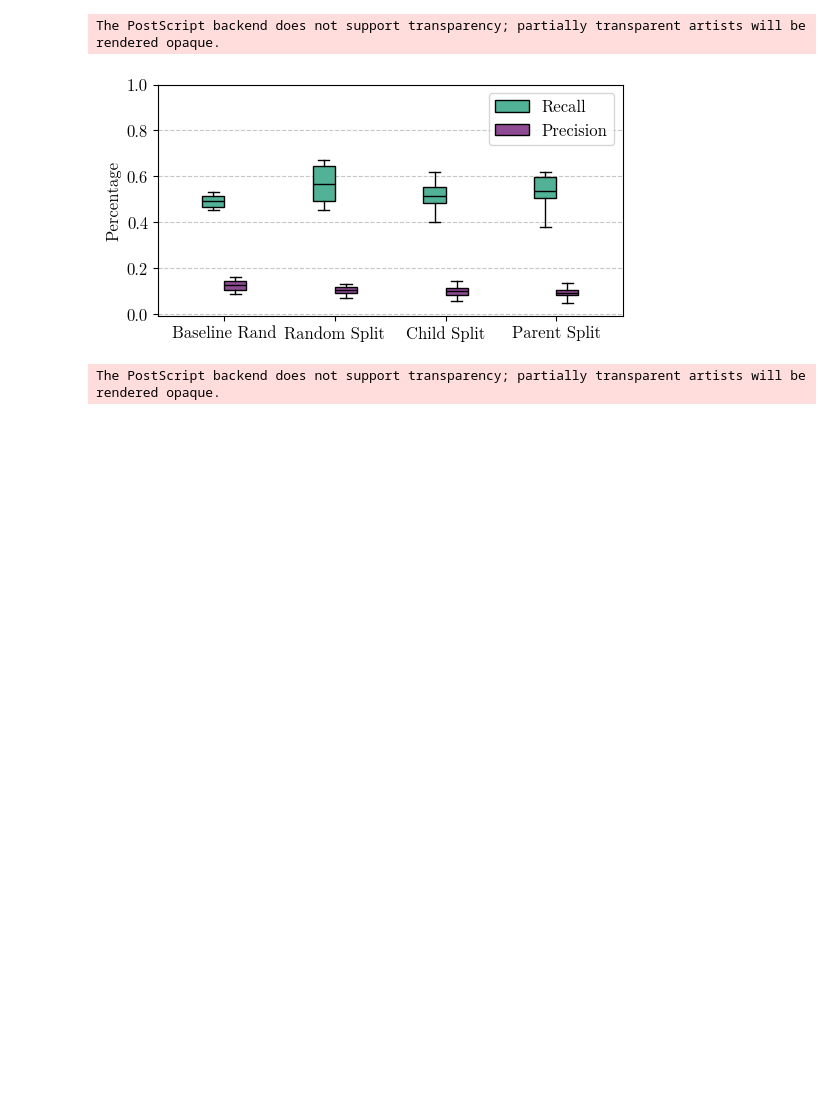
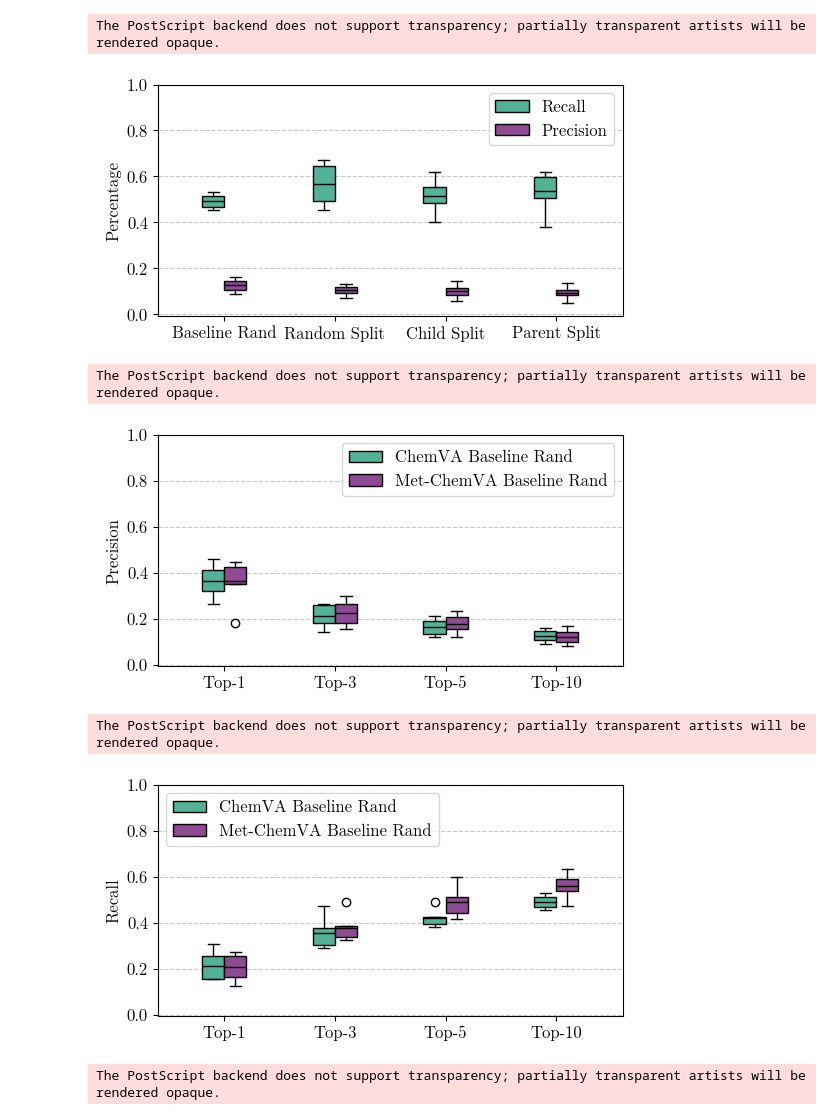
Before and after one commit to tsofiac/LAGOM, a Jupyter notebook: data_analysis/boxplot.ipynb, the cells around one changed output. Drawn from its saved outputs; the diff is of its cells as text; code cells hidden in the pictures; blank space fills up the shorter version.

Commit message:
meta baseline

```diff
--- a/data_analysis/boxplot.ipynb
+++ b/data_analysis/boxplot.ipynb
@@ -344,6 +344,37 @@ multi_boxplot(data, xlabel, ylabel, xticks, labels, 'upper right', 'ensemble', 1
 # %% [output]
 The PostScript backend does not support transparency; partially transparent artists will be rendered opaque.
 [figure]
+# %%
+bs = 4
+
+recall_base, precision_base, score_one_base, score_all_base = score_result('../evaluation/alohomora/result_base_rand.csv', bs, False)
+recall_metatrans, precision_metatrans, score_one_metatrans, score_all_metatrans = score_result('../evaluation/alohomora/result_metatrans.csv', bs, False)
+
+precision = [precision_base[0:4], precision_metatrans[0:4]]
+recall = [recall_base[0:4], recall_metatrans[0:4]]
+score_one = [score_one_base[0:4], score_one_metatrans[0:4]]
+score_all = [score_all_base[0:4], score_all_metatrans[0:4]]
+
+xlabel = None
+xticks = ['Top-1', 'Top-3', 'Top-5', 'Top-10']
+labels = ['ChemVA Baseline Rand', 'Met-ChemVA Baseline Rand']
+
+ylabel = 'Precision'
+multi_boxplot(precision, xlabel, ylabel, xticks, labels, 'upper right', 'meta_precision', 1)
+
+ylabel = 'Recall'
+multi_boxplot(recall, xlabel, ylabel, xticks, labels, 'upper left', 'meta_recall', 1)
+
+# ylabel = 'At Least One Metabolite'
+# multi_boxplot(score_one, xlabel, ylabel, xticks, labels, 'lower right', 'at_least_baseline', 0.85)
+
+# ylabel = 'All Metabolites'
+# multi_boxplot(score_all, xlabel, ylabel, xticks, labels, 'upper left', 'all_baseline', 0.85)
+# %% [output]
+The PostScript backend does not support transparency; partially transparent artists will be rendered opaque.
+[figure, added]
+The PostScript backend does not support transparency; partially transparent artists will be rendered opaque.
+[figure, added]
 # %%
 bs = 4
 
```
Also changed, not shown: 5 other files.
